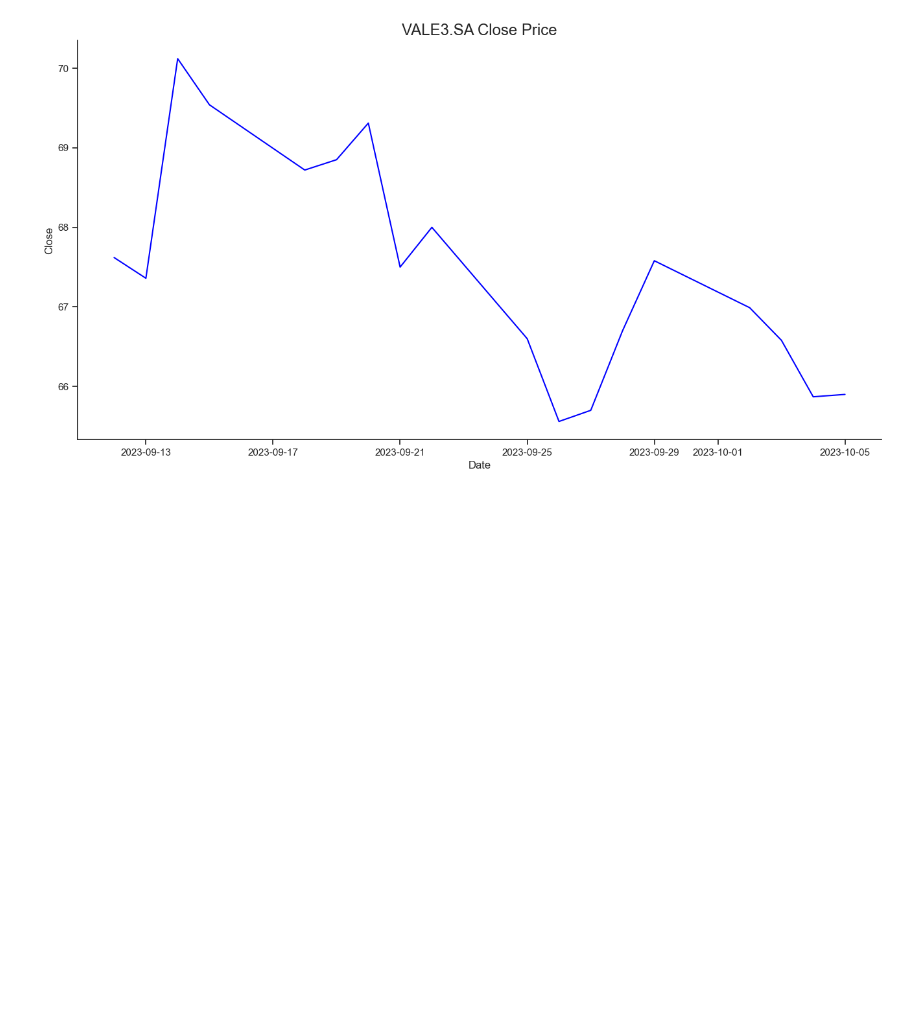
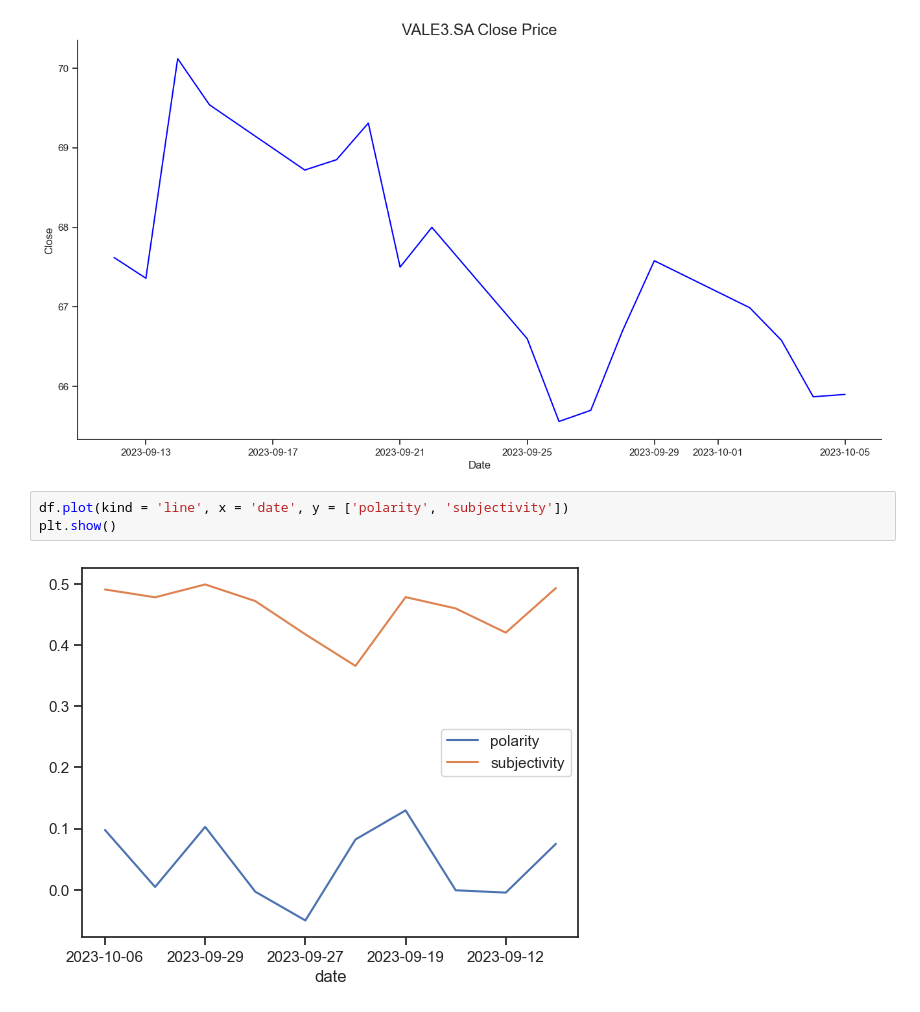
Before and after one commit to sarahanduca/finance-web-scraping, a Jupyter notebook: tests.ipynb, the cells around one changed output. Drawn from its saved outputs; the diff is of its cells as text; blank space fills up the shorter version.

Commit message:
plot infos

```diff
--- a/tests.ipynb
+++ b/tests.ipynb
@@ -88,3 +88,8 @@ plt.title("VALE3.SA Close Price", size="x-large")
 # %% [output]
 Text(0.5, 1.0, 'VALE3.SA Close Price')
 [figure]
+# %%
+df.plot(kind = 'line', x = 'date', y = ['polarity', 'subjectivity'])
+plt.show()
+# %% [output]
+[figure, added]
```
